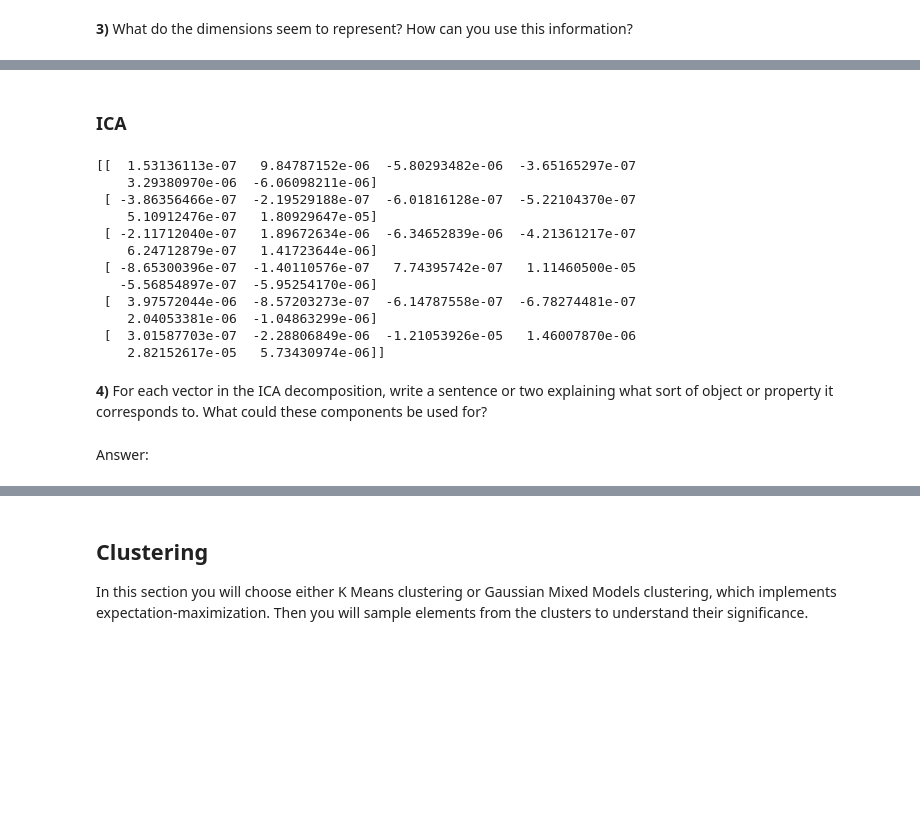
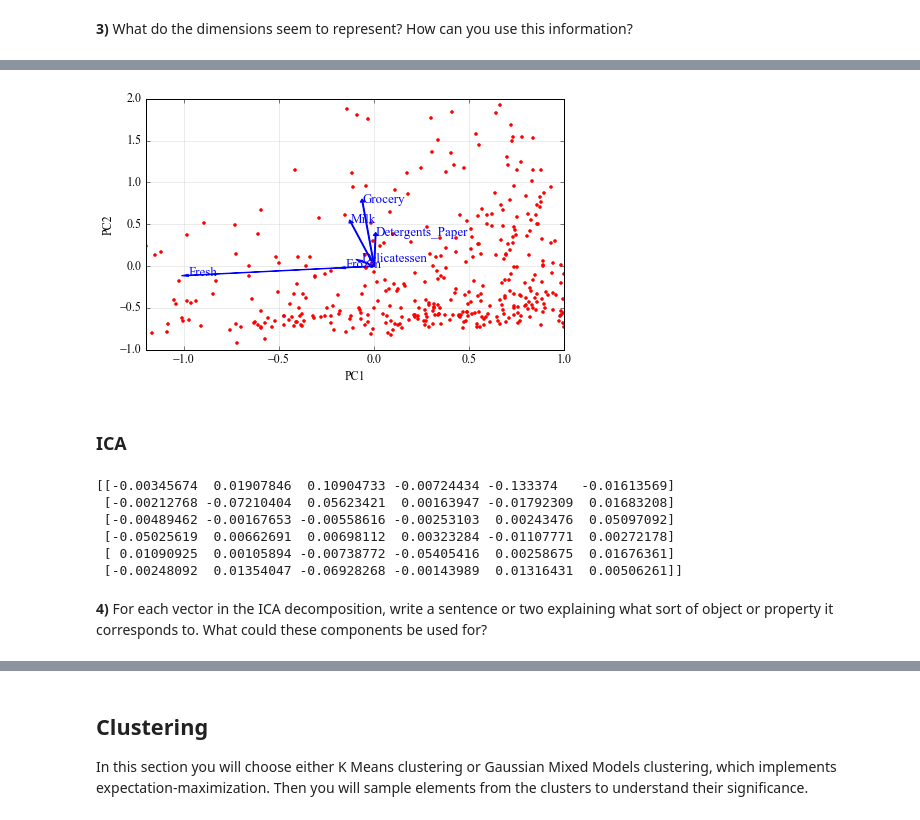
Before and after one commit to veeresht/MLNanoDegree, a Jupyter notebook: project3/customer_segments.ipynb, the cells around one changed output, grey strips where cells are left out. Cells and saved outputs as stored; diff of their text form; code cells hidden in the pictures; blank space fills up the shorter version.

```diff
--- a/project3/customer_segments.ipynb
+++ b/project3/customer_segments.ipynb
@@ -40,7 +45,10 @@ Answer:
 # %%
 # TODO: Apply PCA with the same number of dimensions as variables in the dataset
 from sklearn.decomposition import PCA
-pca = PCA(n_components=data.shape[1])
+#from sklearn import preprocessing
+#scaler = preprocessing.StandardScaler().fit(data)
+pca = PCA(n_components=data.shape[1], whiten=True)
+pca.fit(scaler.transform(data))
 pca.fit(data)
 # Print the components and the amount of variance in the data contained in each dimension
 print pca.components_
@@ -77,27 +91,49 @@ Answer:
+# %%
+# Get the first two principal components (vectors)
+# Assign randomly each component as X-axis and Y-axis of the plot
+xcomponent = pca.components_[0]
+ycomponent = pca.components_[1]
+
+#data_2d = PCA(n_components=2).fit_transform(scaler.transform(data))
+data_2d = pca.transform(data)
+
+# Plot the first two principal component loading vectors for each feature.
+fig_2 = plt.figure(figsize=[7.5, 4.5])
+for i in xrange(len(xcomponent)):
+    plt.arrow(0, 0, xcomponent[i], ycomponent[i],
+              color='b', width=0.005, head_width=0.025)
+    plt.text(xcomponent[i], ycomponent[i],
+             list(data.columns.values)[i], color='b', fontsize=13)
+
+for i in xrange(data_2d.shape[0]):
+    plt.plot(data_2d[i, 0], data_2d[i, 1], '.r')
+
+plt.xlabel('PC1')
+plt.ylabel('PC2')
+plt.xlim([-1.2, 1.0])
+plt.ylim([-1, 2.0])
+plt.grid(True, ls='-', color='0.85')
+fig_2.axes[0].set_axisbelow(True)
+# %% [output]
+[figure, added]
 # %% [markdown]
 ### ICA
 # %%
 # TODO: Fit an ICA model to the data
 # Note: Adjust the data to have center at the origin first!
 from sklearn.decomposition import FastICA
+from sklearn import preprocessing
+scaler = preprocessing.StandardScaler().fit(data)
 ica = FastICA(n_components=data.shape[1], whiten=True)
-ica.fit(data)
+ica.fit(scaler.transform(data))
 # Print the independent components
 print ica.components_
 # %% [output]
-[[  1.53136113e-07   9.84787152e-06  -5.80293482e-06  -3.65165297e-07
-    3.29380970e-06  -6.06098211e-06]
- [ -3.86356466e-07  -2.19529188e-07  -6.01816128e-07  -5.22104370e-07
-    5.10912476e-07   1.80929647e-05]
- [ -2.11712040e-07   1.89672634e-06  -6.34652839e-06  -4.21361217e-07
-    6.24712879e-07   1.41723644e-06]
- [ -8.65300396e-07  -1.40110576e-07   7.74395742e-07   1.11460500e-05
-   -5.56854897e-07  -5.95254170e-06]
- [  3.97572044e-06  -8.57203273e-07  -6.14787558e-07  -6.78274481e-07
-    2.04053381e-06  -1.04863299e-06]
- [  3.01587703e-07  -2.28806849e-06  -1.21053926e-05   1.46007870e-06
-    2.82152617e-05   5.73430974e-06]]
+[[-0.00345674  0.01907846  0.10904733 -0.00724434 -0.133374   -0.01613569]
+ [-0.00212768 -0.07210404  0.05623421  0.00163947 -0.01792309  0.01683208]
+ [-0.00489462 -0.00167653 -0.00558616 -0.00253103  0.00243476  0.05097092]
+ [-0.05025619  0.00662691  0.00698112  0.00323284 -0.01107771  0.00272178]
+ [ 0.01090925  0.00105894 -0.00738772 -0.05405416  0.00258675  0.01676361]
+ [-0.00248092  0.01354047 -0.06928268 -0.00143989  0.01316431  0.00506261]]
 # %% [markdown]
 **4)** For each vector in the ICA decomposition, write a sentence or two explaining what sort of object or property it corresponds to. What could these components be used for?
-# %% [markdown]
-Answer:
```
Also changed, not shown: parts of 25 cells of this notebook, 1 other file.
